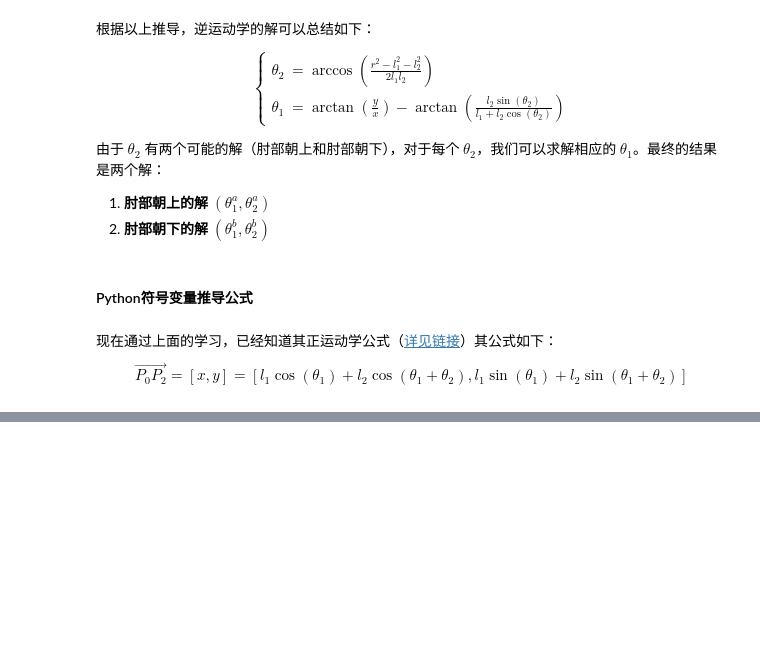
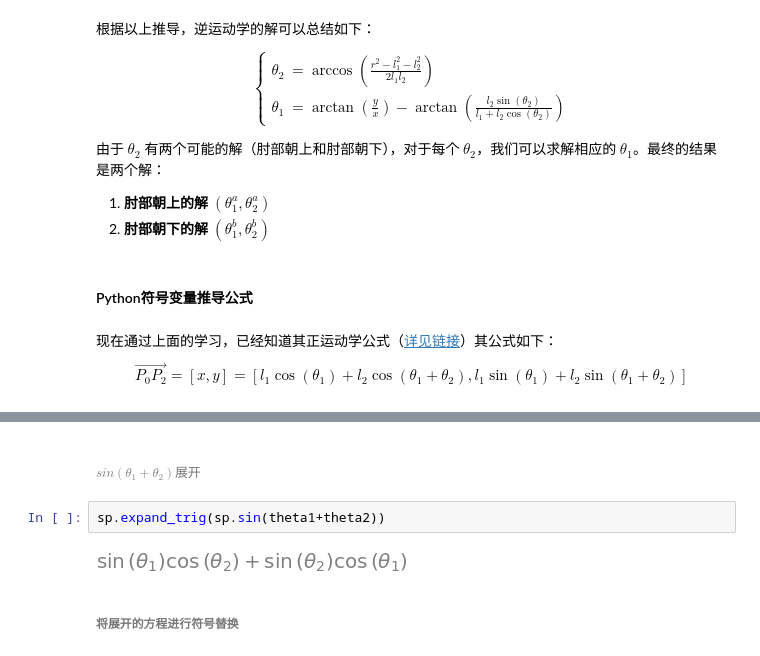
Before and after one commit to neomakers/AppliedRobotics, a Jupyter notebook: 教学设计.ipynb, the cells around one changed output, grey strips where cells are left out. Cells and saved outputs as stored; diff of their text form; blank space fills up the shorter version.

```diff
--- a/教学设计.ipynb
+++ b/教学设计.ipynb
@@ -335,0 +314,8 @@ TypeError: unsupported operand type(s) for ** or pow(): 'Equality' and 'int'
+# %% [markdown]
+###### $sin(\theta_1+\theta_2)展开$
+# %%
+sp.expand_trig(sp.sin(theta1+theta2))
+# %% [output]
+[figure, added]
+# %% [markdown]
+###### 将展开的方程进行符号替换
```
Also changed, not shown: parts of 17 cells of this notebook.
